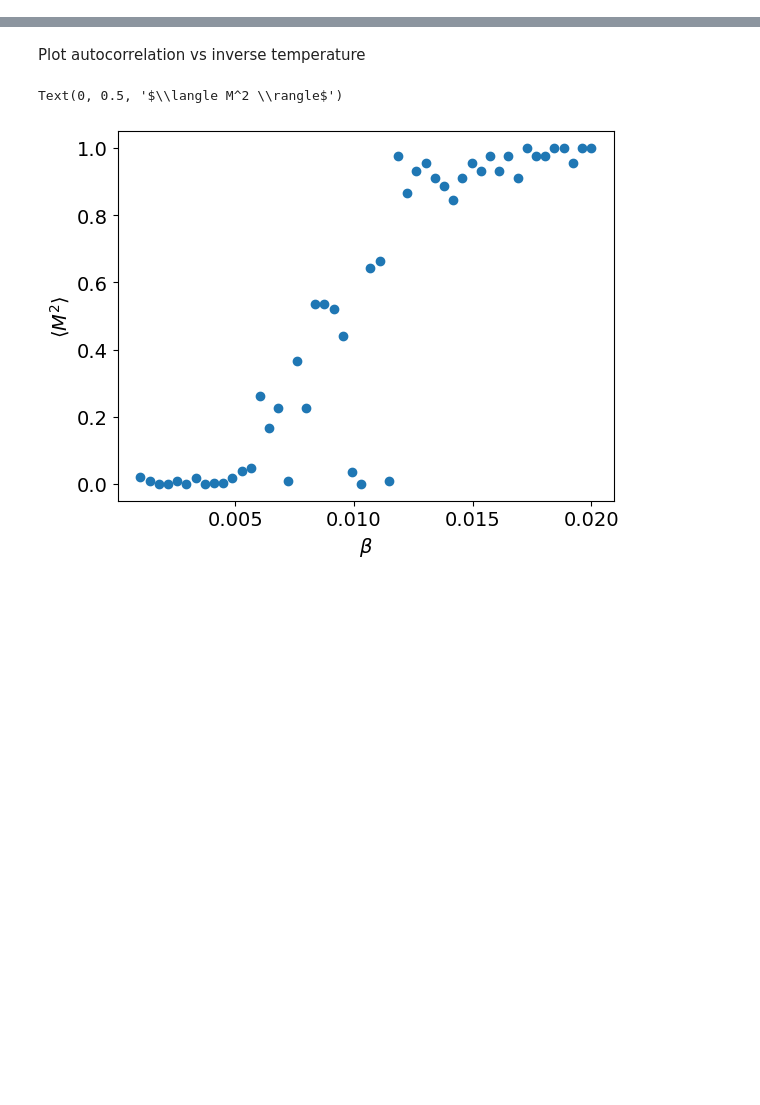
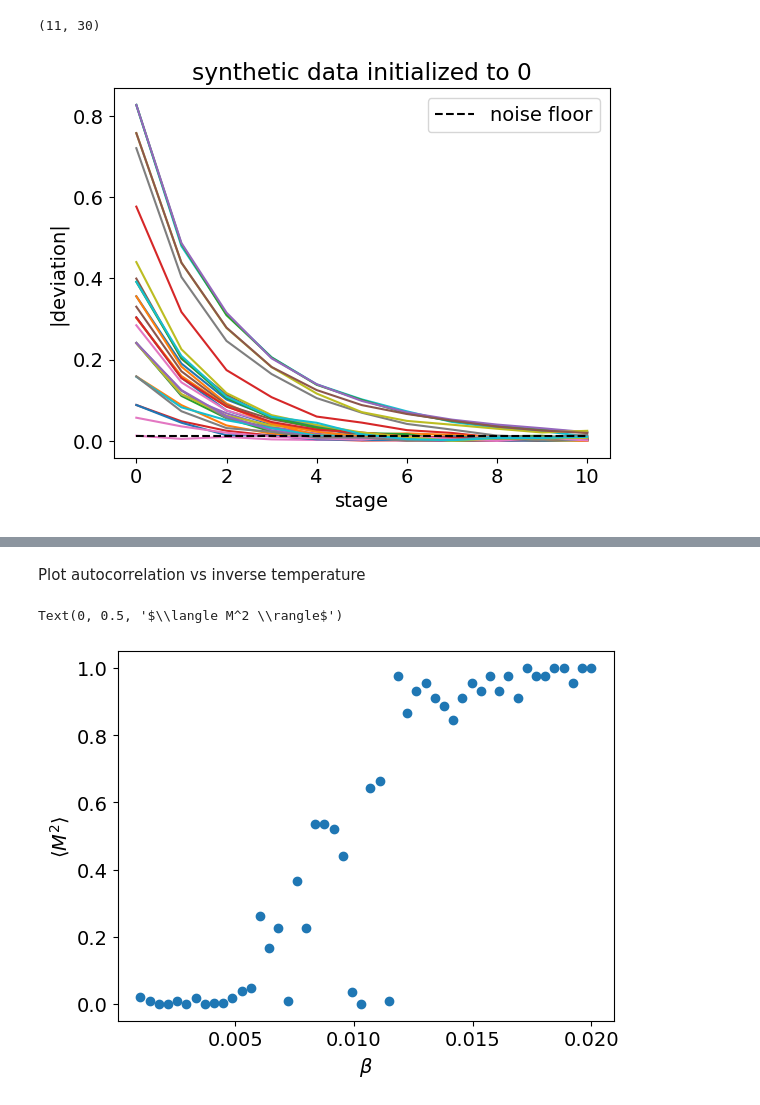
Before and after one commit to juancarlosfdc/noncanonical-olfaction, a Jupyter notebook: ising/fit_ising_model.ipynb, the cells around one changed output, grey strips where cells are left out. Drawn from its saved outputs; the diff is of its cells as text; code cells hidden in the pictures; blank space fills up the shorter version.

Commit message:
synthetic data: h trajectories look good

```diff
--- a/ising/fit_ising_model.ipynb
+++ b/ising/fit_ising_model.ipynb
@@ -195,0 +389,3 @@ new_h
+# %%
+stages, iterations = 2, 1
+new_h, new_J, h_traj, J_traj = oim.optimize_ising_model(key, h, J, 1, 0, stages=stages, iterations=iterations)
@@ -195,0 +396,8 @@ new_h
+# %%
+re_h = jnp.asarray(h_traj.reshape(h_traj.shape[0] * h_traj.shape[1], h_traj.shape[2]))
+# %%
+re_h = jnp.pad(re_h, ((1, 0), (0, 0)))
+# %%
+re_h.shape
+# %% [output]
+(11, 30)
@@ -195,0 +408,20 @@ new_h
+# %%
+mfloor, _ = oim.compute_background_average_deviations(key)
+# %%
+fig, ax = plt.subplots()
+best_hs = jnp.asarray(oim.fit_h_to_empirical_means())
+for i in range(len(best_hs)):
+    label = f'{best_hs[i]}'
+    label = None
+    ax.plot(jnp.abs(re_h[:, i] - best_hs[i]), label=label)
+    # ax.plot(re_h[:, i])
+    # ax.set_yscale('log')
+
+ax.hlines(mfloor, 0, 10, ls='--', color='black', label='noise floor')
+ax.set_xlabel('stage')
+ax.set_ylabel('|deviation|')
+ax.legend()
+ax.set_title('synthetic data initialized to 0')
+fig.savefig('tmp.png', bbox_inches='tight')
+# %% [output]
+[figure, added]
```
Also changed, not shown: parts of 44 cells of this notebook.
